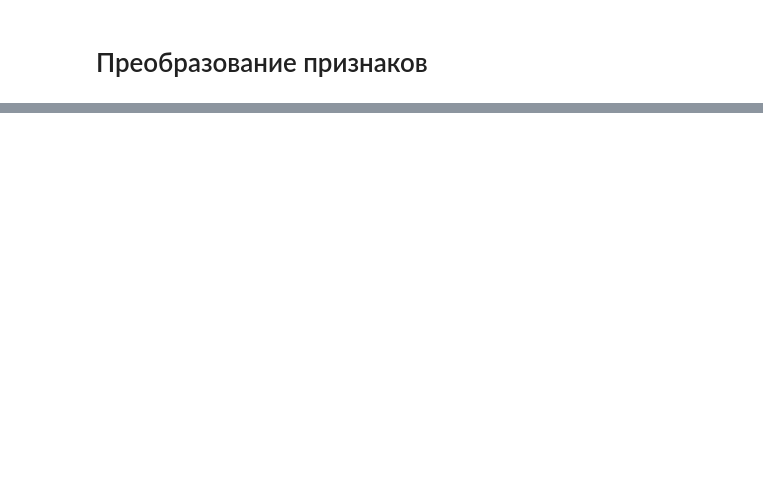
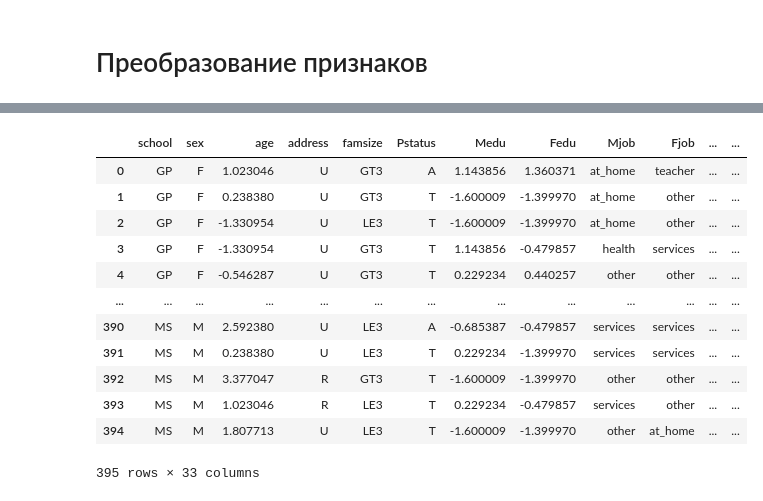
Before and after one commit to katya123123/ML-labs, a Jupyter notebook: ML_3.ipynb, the cells around one changed output, grey strips where cells are left out. Drawn from its saved outputs; the diff is of its cells as text; code cells hidden in the pictures; blank space fills up the shorter version.

```diff
--- a/ML_3.ipynb
+++ b/ML_3.ipynb
@@ -366,0 +383,4 @@ df_no_dupl.describe()
+# %%
+df_std_scale = df.copy()
+std_scaler = StandardScaler()
+df_std_scale[nums]= std_scaler.fit_transform(df[nums])
@@ -366,0 +405,18 @@ df_no_dupl.describe()
+# %%
+df_scaled_by_std = df.copy()
+df_scaled_by_std[nums] = df_std_scale[nums]
+df_scaled_by_std
+# %% [output]
+|  | school | sex | age | address | famsize | Pstatus | Medu | Fedu | Mjob | Fjob | ... | ... |
+| 0 | GP | F | 1.023046 | U | GT3 | A | 1.143856 | 1.360371 | at_home | teacher | ... | ... |
+| 1 | GP | F | 0.238380 | U | GT3 | T | -1.600009 | -1.399970 | at_home | other | ... | ... |
+| 2 | GP | F | -1.330954 | U | LE3 | T | -1.600009 | -1.399970 | at_home | other | ... | ... |
+| 3 | GP | F | -1.330954 | U | GT3 | T | 1.143856 | -0.479857 | health | services | ... | ... |
+| 4 | GP | F | -0.546287 | U | GT3 | T | 0.229234 | 0.440257 | other | other | ... | ... |
+| ... | ... | ... | ... | ... | ... | ... | ... | ... | ... | ... | ... | ... |
+| 390 | MS | M | 2.592380 | U | LE3 | A | -0.685387 | -0.479857 | services | services | ... | ... |
+| 391 | MS | M | 0.238380 | U | LE3 | T | 0.229234 | -1.399970 | services | services | ... | ... |
+| 392 | MS | M | 3.377047 | R | GT3 | T | -1.600009 | -1.399970 | other | other | ... | ... |
+| 393 | MS | M | 1.023046 | R | LE3 | T | 0.229234 | -0.479857 | services | other | ... | ... |
+| 394 | MS | M | 1.807713 | U | LE3 | T | -1.600009 | -1.399970 | other | at_home | ... | ... |
+395 rows × 33 columns
```
Also changed, not shown: parts of 25 cells of this notebook.
